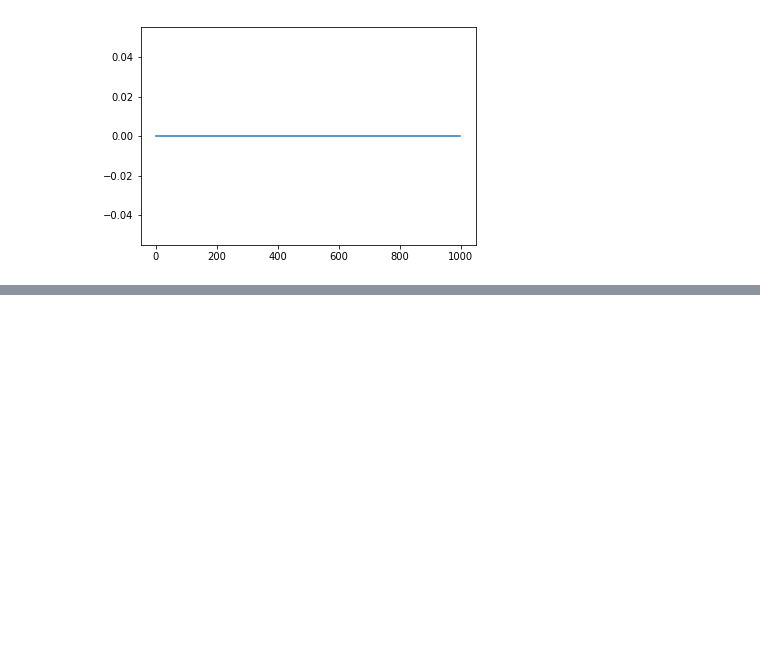
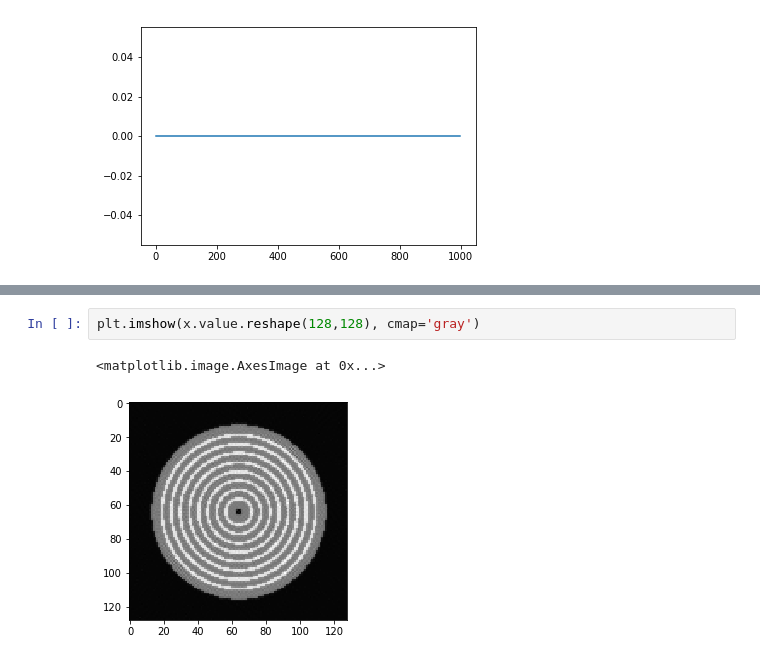
Before and after one commit to ZhaoqiangShen/computed_tomography, a Jupyter notebook: Regularization.ipynb, the cells around one changed output, grey strips where cells are left out. Cells and saved outputs as stored; diff of their text form; blank space fills up the shorter version.

```diff
--- a/Regularization.ipynb
+++ b/Regularization.ipynb
@@ -322,0 +454,5 @@ plt.plot(Tmat_sparse.toarray()[2000,2000:3000])
+# %%
+plt.imshow(x.value.reshape(128,128), cmap='gray')
+# %% [output]
+<matplotlib.image.AxesImage at 0x...>
+[figure, added]
```
Also changed, not shown: parts of 22 cells of this notebook.
